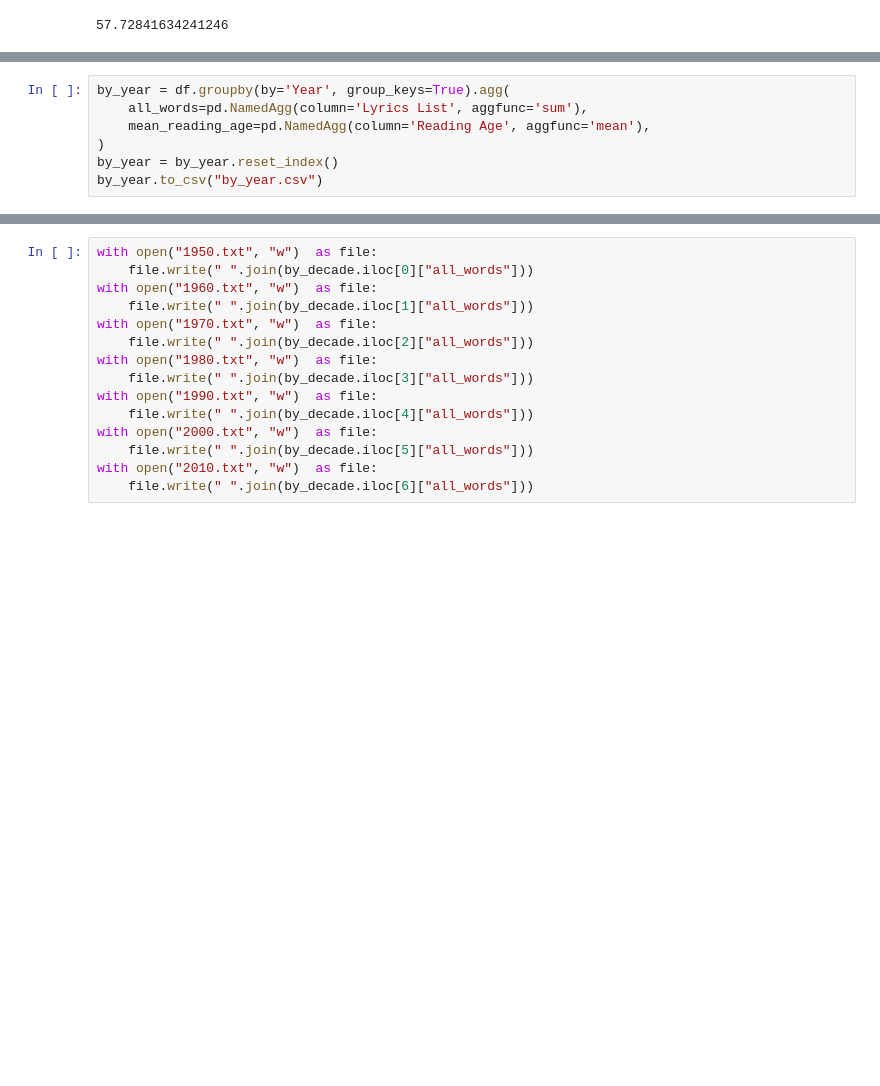
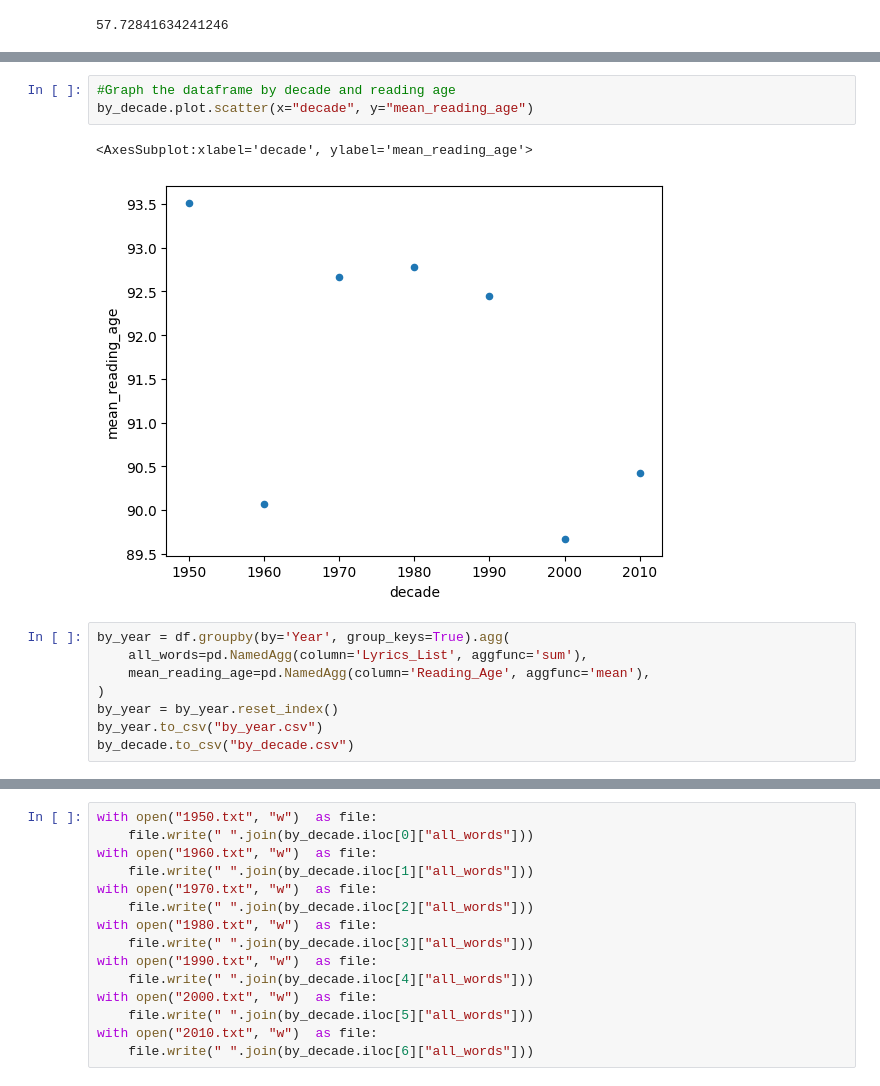
Before and after one commit to hogesonline/Pyconau2023, a Jupyter notebook: PyconTalkLyricsJupyter.ipynb, the cells around one changed output, grey strips where cells are left out. Saved outputs shown, nothing was run; the diff lists cells and outputs as text; blank space fills up the shorter version.

```diff
--- a/PyconTalkLyricsJupyter.ipynb
+++ b/PyconTalkLyricsJupyter.ipynb
@@ -231,7 +257,14 @@ by_decade
+# %%
+#Graph the dataframe by decade and reading age
+by_decade.plot.scatter(x="decade", y="mean_reading_age")
+# %% [output]
+<AxesSubplot:xlabel='decade', ylabel='mean_reading_age'>
+[figure, added]
 # %%
 by_year = df.groupby(by='Year', group_keys=True).agg(
-    all_words=pd.NamedAgg(column='Lyrics List', aggfunc='sum'),
-    mean_reading_age=pd.NamedAgg(column='Reading Age', aggfunc='mean'),
+    all_words=pd.NamedAgg(column='Lyrics_List', aggfunc='sum'),
+    mean_reading_age=pd.NamedAgg(column='Reading_Age', aggfunc='mean'),
 )
 by_year = by_year.reset_index()
 by_year.to_csv("by_year.csv")
+by_decade.to_csv("by_decade.csv")
```
Also changed, not shown: parts of 11 cells of this notebook, 7 other files.
